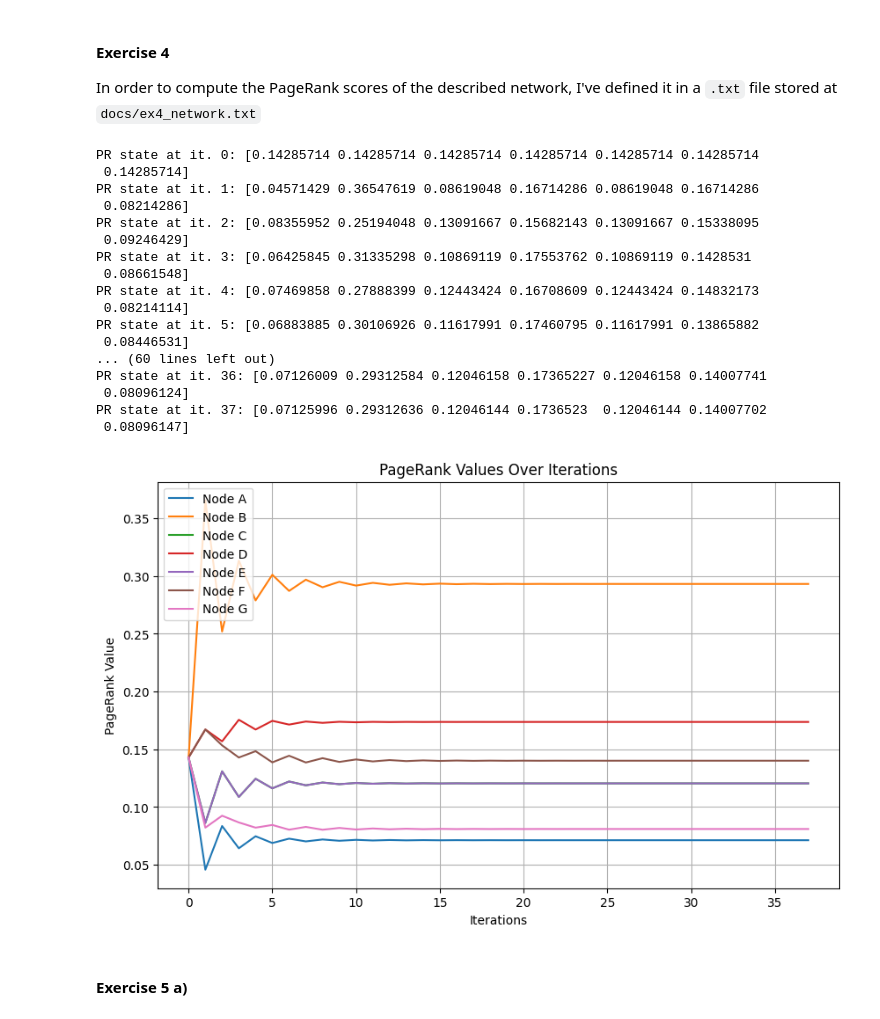
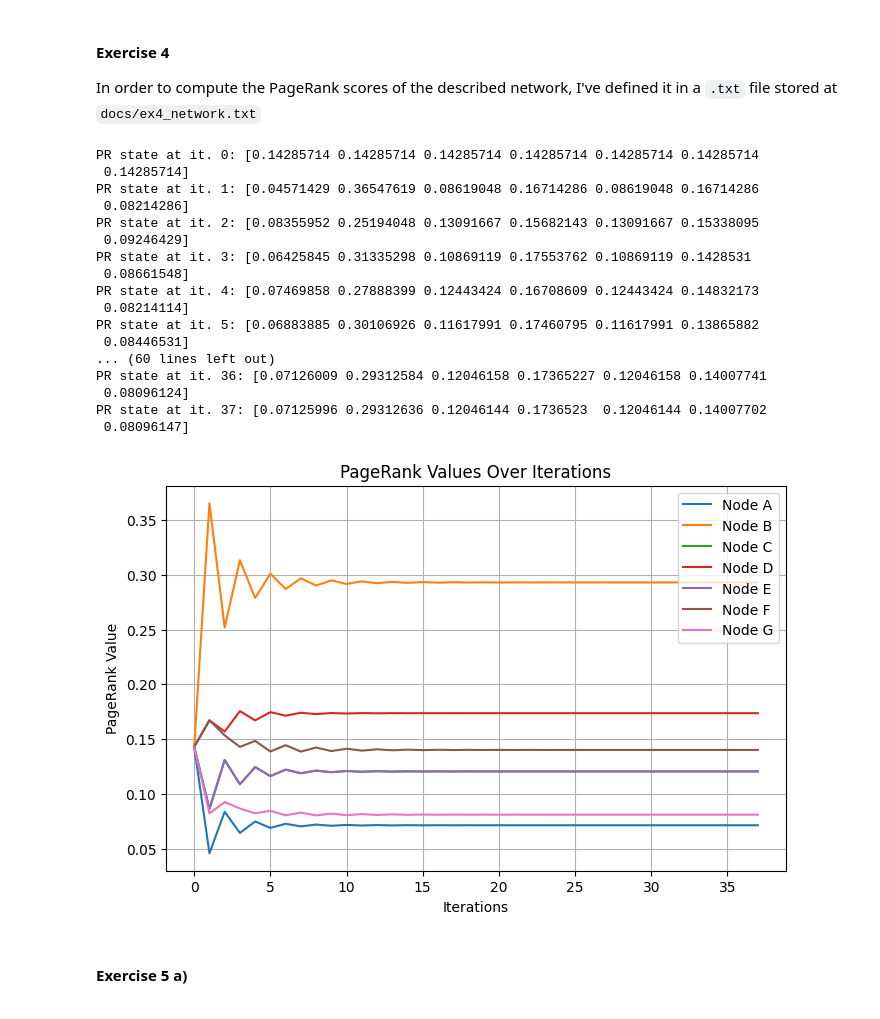
Before and after one commit to Adriano-7/network-science, a Jupyter notebook: hmk2/main.ipynb, the cells around one changed output. Cells and saved outputs as stored; diff of their text form; code cells hidden in the pictures.

```diff
--- a/hmk2/main.ipynb
+++ b/hmk2/main.ipynb
@@ -217,36 +217,36 @@ for i in range(pr.number_of_iterations()):
     print(f"PR state at it. {i}: {pr.scores_history[i]}")
 
 # Plot pagerank values over iterations
-plt.figure(figsize=(10, 6))
+plt.figure(figsize=(8, 5))
 alphabet = "ABCDEFGHIJKLMNOPQRSTUVWXYZ"
 for i in range(pr.n):
     plt.plot(range(pr.number_of_iterations()), [pr.scores_history[j][i] for j in range(pr.number_of_iterations())], label=f'Node {alphabet[i]}')
 plt.xlabel('Iterations')
 plt.ylabel('PageRank Value')
 plt.title('PageRank Values Over Iterations')
-plt.legend()
+plt.legend(loc='upper right')
 plt.grid()
 plt.savefig('docs/ex4_pagerank_values.png')
 plt.show()
 # %% [output]
 PR state at it. 0: [0.14285714 0.14285714 0.14285714 0.14285714 0.14285714 0.14285714
  0.14285714]
 PR state at it. 1: [0.04571429 0.36547619 0.08619048 0.16714286 0.08619048 0.16714286
  0.08214286]
 PR state at it. 2: [0.08355952 0.25194048 0.13091667 0.15682143 0.13091667 0.15338095
  0.09246429]
 PR state at it. 3: [0.06425845 0.31335298 0.10869119 0.17553762 0.10869119 0.1428531
  0.08661548]
 PR state at it. 4: [0.07469858 0.27888399 0.12443424 0.16708609 0.12443424 0.14832173
  0.08214114]
 PR state at it. 5: [0.06883885 0.30106926 0.11617991 0.17460795 0.11617991 0.13865882
  0.08446531]
 ... (60 lines left out)
 PR state at it. 36: [0.07126009 0.29312584 0.12046158 0.17365227 0.12046158 0.14007741
  0.08096124]
 PR state at it. 37: [0.07125996 0.29312636 0.12046144 0.1736523  0.12046144 0.14007702
  0.08096147]
-[figure, old version]
+[figure, new version]
 # %% [markdown]
 #### Exercise 5 a)
 # %%
```
Also changed, not shown: parts of 2 cells of this notebook, 3 other files.
